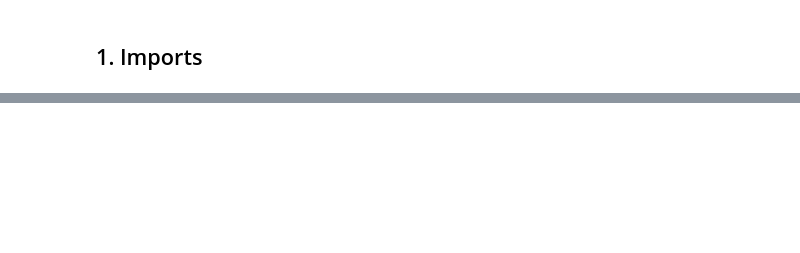
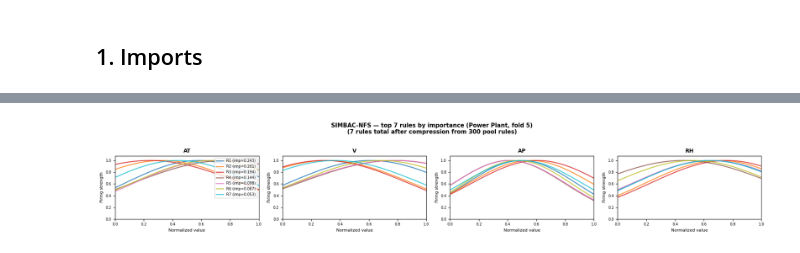
Before and after one commit to HafsaaOuifak/SimBAC-NFS, a Jupyter notebook: demo.ipynb, the cells around one changed output, grey strips where cells are left out. Cells and saved outputs as stored; diff of their text form; code cells hidden in the pictures; blank space fills up the shorter version.

```diff
--- a/demo.ipynb
+++ b/demo.ipynb
@@ -204,0 +292,17 @@ print("=" * 42)
+# %%
+m = df_res[["rmse", "mae", "r2"]].mean()
+s = df_res[["rmse", "mae", "r2"]].std()
+
+print("Performance Results — Combined Cycle Power Plant (D4)")
+print("=" * 56)
+print(f"{'Fold':>5}  {'nc':>4}  {'RMSE':>8}  {'MAE':>8}  {'R²':>8}")
+print("-" * 56)
+for _, r in df_res.iterrows():
+    print(f"{int(r.fold):>5}  {int(r.nc):>4}  {r.rmse:>8.4f}  {r.mae:>8.4f}  {r.r2:>8.4f}")
+print("-" * 56)
+print(f"{'Mean':>5}  {'':>4}  {m['rmse']:>8.4f}  {m['mae']:>8.4f}  {m['r2']:>8.4f}")
+print(f"{'Std':>5}  {'':>4}  {s['rmse']:>8.4f}  {s['mae']:>8.4f}  {s['r2']:>8.4f}")
+print("=" * 56)
+print()
+print("Paper reference (Table II, D4 Power Plant):")
+print("  RMSE = 4.133   MAE = 3.205   R² = 0.9413")
@@ -204,0 +418,43 @@ print("=" * 42)
+# %%
+TOP_K  = 7
+n_show = min(TOP_K, last_model.n_rules)
+importances = last_model.compression_meta_["retained_cluster_importance"]
+
+n_feat = len(last_feat)
+ncols  = min(n_feat, 4)
+nrows  = (n_feat + ncols - 1) // ncols
+colors = plt.cm.tab10(np.linspace(0, 1, n_show))
+x_vals = np.linspace(0, 1, 300)
+
+fig, axes = plt.subplots(nrows, ncols, figsize=(4.5 * ncols, 3.0 * nrows), squeeze=False)
+
+for j, fname in enumerate(last_feat):
+    ax = axes[j // ncols][j % ncols]
+    for r in range(n_show):
+        c   = float(last_model.centers_[r, j])
+        s   = float(max(last_model.sigmas_[r, j], 1e-3))
+        imp = importances[r]
+        ax.plot(x_vals, np.exp(-0.5 * ((x_vals - c) / s) ** 2),
+                color=colors[r], alpha=0.80, linewidth=1.8,
+                label=f"R{r+1} (imp={imp:.3f})")
+    ax.set_title(fname, fontsize=10, fontweight="bold")
+    ax.set_xlabel("Normalized value", fontsize=8)
+    ax.set_ylabel("Firing strength", fontsize=8)
+    ax.set_xlim(0, 1); ax.set_ylim(0, 1.08)
+    ax.tick_params(labelsize=7)
+    if j == 0:
+        ax.legend(fontsize=7, loc="upper right")
+
+for j in range(n_feat, nrows * ncols):
+    axes[j // ncols][j % ncols].set_visible(False)
+
+plt.suptitle(
+    f"SIMBAC-NFS — top {n_show} rules by importance (Power Plant, fold 5)\n"
+    f"({last_model.n_rules} rules total after compression from "
+    f"{last_model.compression_meta_['n_rules_ensemble_total']} pool rules)",
+    fontsize=11, fontweight="bold", y=1.02,
+)
+plt.tight_layout()
+plt.show()
+# %% [output]
+[figure, added]
```
Also changed, not shown: parts of 44 cells of this notebook, 8 other files.
